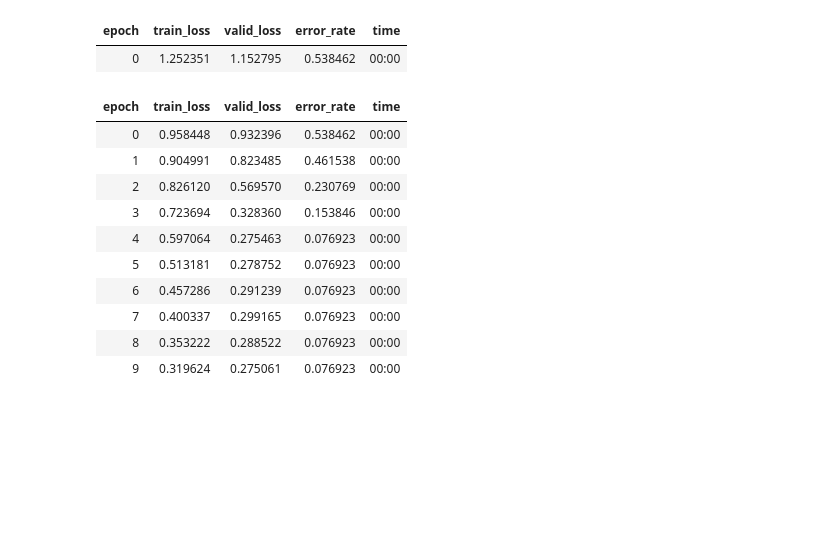
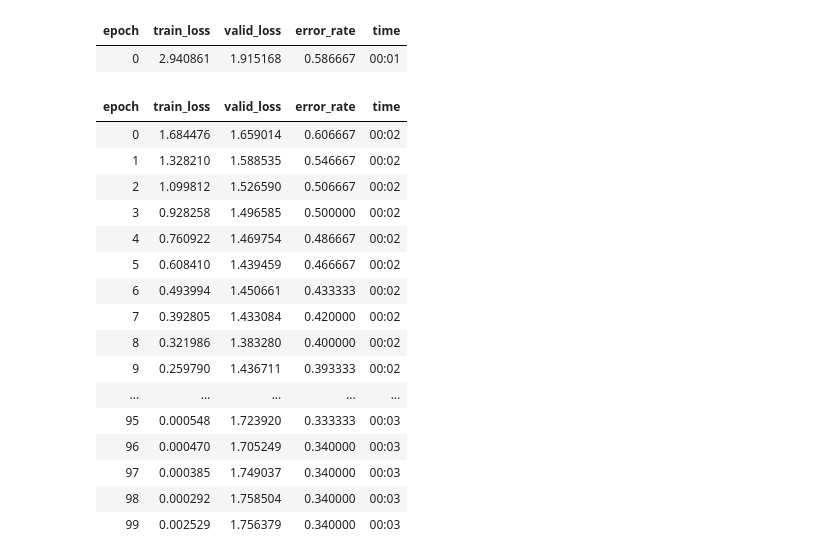
Before and after one commit to ishayankoo001/MachineLearningProjects, a Jupyter notebook: pasta.ipynb, the cells around one changed output. Saved outputs shown, nothing was run; the diff lists cells and outputs as text; code cells hidden in the pictures; blank space fills up the shorter version.

```diff
--- a/pasta.ipynb
+++ b/pasta.ipynb
@@ -41,17 +36,23 @@ dls.show_batch(max_n=30)
 # %%
 learn = vision_learner(dls, resnet18, metrics=error_rate)
-learn.fine_tune(10)
+learn.fine_tune(100)
 # %% [output]
 | epoch | train_loss | valid_loss | error_rate | time |
-| 0 | 1.252351 | 1.152795 | 0.538462 | 00:00 |
+| 0 | 2.940861 | 1.915168 | 0.586667 | 00:01 |
 | epoch | train_loss | valid_loss | error_rate | time |
-| 0 | 0.958448 | 0.932396 | 0.538462 | 00:00 |
-| 1 | 0.904991 | 0.823485 | 0.461538 | 00:00 |
-| 2 | 0.826120 | 0.569570 | 0.230769 | 00:00 |
-| 3 | 0.723694 | 0.328360 | 0.153846 | 00:00 |
-| 4 | 0.597064 | 0.275463 | 0.076923 | 00:00 |
-| 5 | 0.513181 | 0.278752 | 0.076923 | 00:00 |
-| 6 | 0.457286 | 0.291239 | 0.076923 | 00:00 |
-| 7 | 0.400337 | 0.299165 | 0.076923 | 00:00 |
-| 8 | 0.353222 | 0.288522 | 0.076923 | 00:00 |
-| 9 | 0.319624 | 0.275061 | 0.076923 | 00:00 |
+| 0 | 1.684476 | 1.659014 | 0.606667 | 00:02 |
+| 1 | 1.328210 | 1.588535 | 0.546667 | 00:02 |
+| 2 | 1.099812 | 1.526590 | 0.506667 | 00:02 |
+| 3 | 0.928258 | 1.496585 | 0.500000 | 00:02 |
+| 4 | 0.760922 | 1.469754 | 0.486667 | 00:02 |
+| 5 | 0.608410 | 1.439459 | 0.466667 | 00:02 |
+| 6 | 0.493994 | 1.450661 | 0.433333 | 00:02 |
+| 7 | 0.392805 | 1.433084 | 0.420000 | 00:02 |
+| 8 | 0.321986 | 1.383280 | 0.400000 | 00:02 |
+| 9 | 0.259790 | 1.436711 | 0.393333 | 00:02 |
+| ... | ... | ... | ... | ... |
+| 95 | 0.000548 | 1.723920 | 0.333333 | 00:03 |
+| 96 | 0.000470 | 1.705249 | 0.340000 | 00:03 |
+| 97 | 0.000385 | 1.749037 | 0.340000 | 00:03 |
+| 98 | 0.000292 | 1.758504 | 0.340000 | 00:03 |
+| 99 | 0.002529 | 1.756379 | 0.340000 | 00:03 |
```
Also changed, not shown: parts of 7 cells of this notebook.
